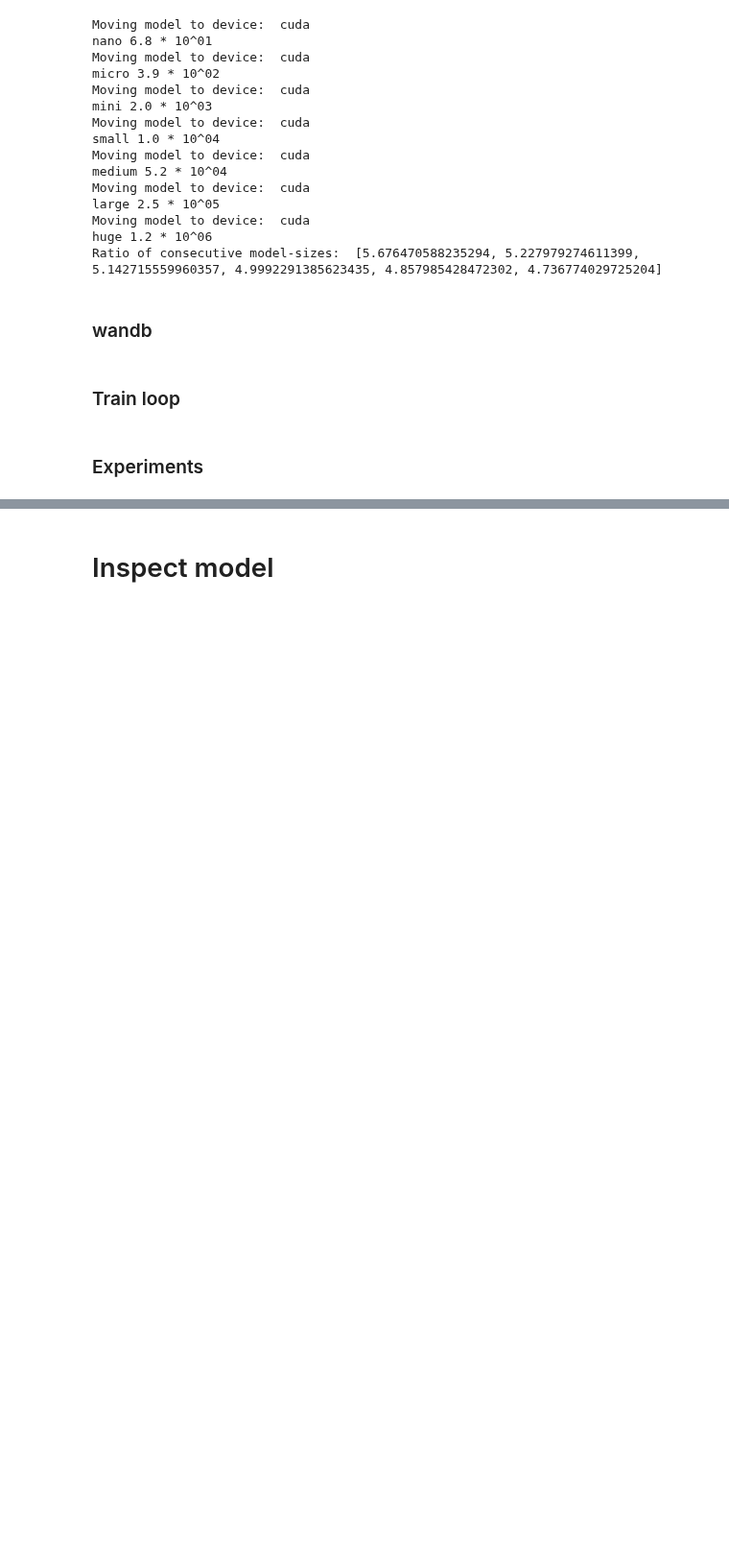
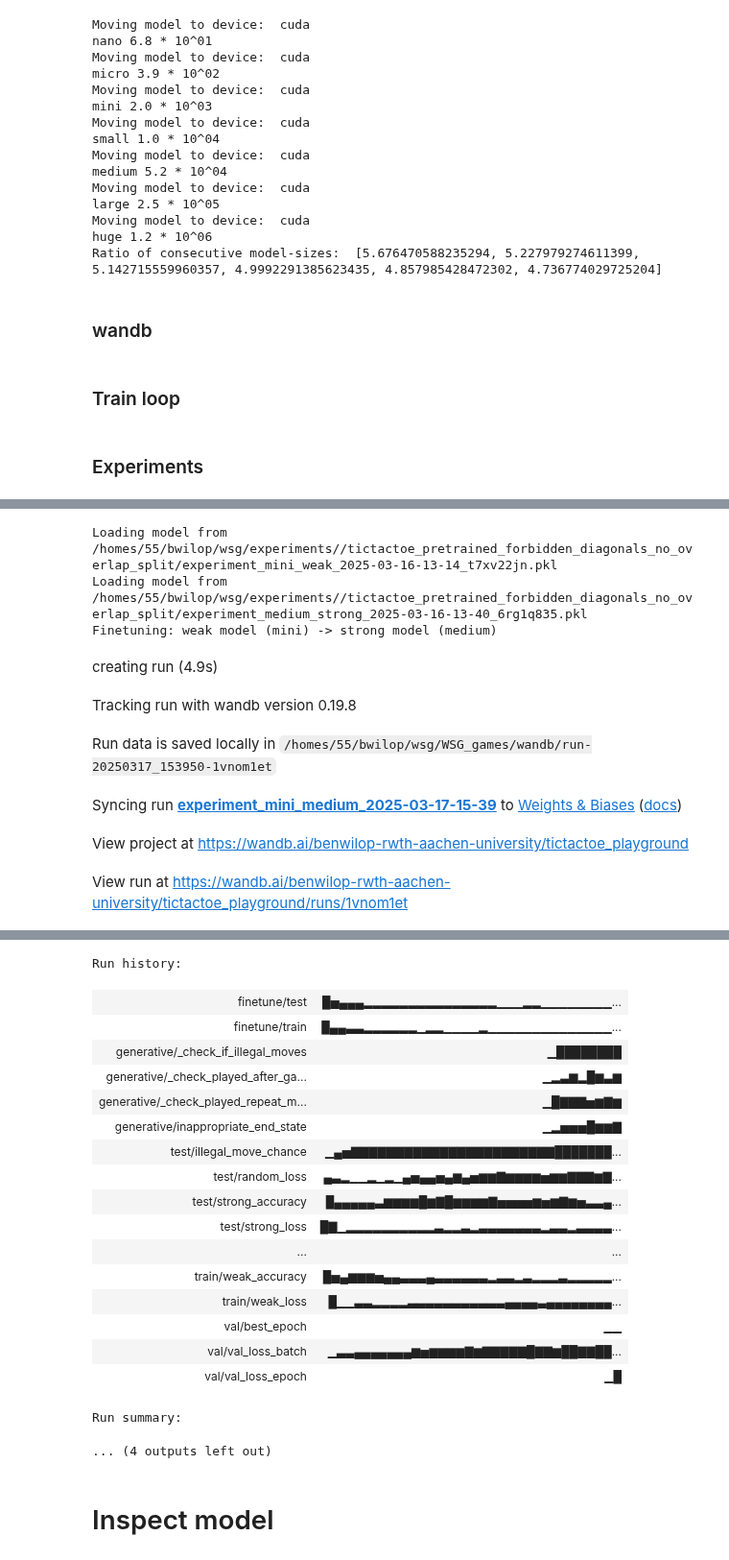
Before and after one commit to BenWilop/WSG_games, a Jupyter notebook: playground_WSG_games.ipynb, the cells around one changed output, grey strips where cells are left out. Shown at 96% size. Drawn from its saved outputs; the diff is of its cells as text; code cells hidden in the pictures; blank space fills up the shorter version.

```diff
--- a/playground_WSG_games.ipynb
+++ b/playground_WSG_games.ipynb
@@ -179,7 +177,7 @@ training_cfg = {
     "learning_rate": 1e-3, # 1e-4,
     "weight_decay": 1e-4,  # 1e-5,
     "max_epochs": 1000,
-    "early_stopping_patience": 5,
+    "early_stopping_patience": 3,
     "batch_size": 64,
 }
 
@@ -313,0 +304,14 @@ No model files found for size gigantic and goal strong
+# %%
+pretrained_project_name = "tictactoe_pretrained_forbidden_diagonals_no_overlap_split"
+finetuned_project_name = "tictactoe_playground"
+finetune_sweep(pretrained_project_name, finetuned_project_name, experiment_folder, tictactoe_weak_finetune_data, tictactoe_val_data, tictactoe_test_data, training_cfg)
+# %% [output]
+Loading model from /homes/55/bwilop/wsg/experiments//tictactoe_pretrained_forbidden_diagonals_no_overlap_split/experiment_mini_weak_2025-03-16-13-14_t7xv22jn.pkl
+Loading model from /homes/55/bwilop/wsg/experiments//tictactoe_pretrained_forbidden_diagonals_no_overlap_split/experiment_medium_strong_2025-03-16-13-40_6rg1q835.pkl
+Finetuning: weak model (mini) -> strong model (medium)
+creating run (4.9s)
+Tracking run with wandb version 0.19.8
+Run data is saved locally in /homes/55/bwilop/wsg/WSG_games/wandb/run-20250317_153950-1vnom1et
+Syncing run experiment_mini_medium_2025-03-17-15-39 to Weights & Biases (docs)
+View project at https://wandb.ai/benwilop-rwth-aachen-university/tictactoe_playground
+View run at https://wandb.ai/benwilop-rwth-aachen-university/tictactoe_playground/runs/1vnom1et
@@ -314,3 +320,22 @@ No model files found for size gigantic and goal strong
+Run history:
+| finetune/test | █▅▄▄▄▂▂▂▂▂▂▂▂▂▂▂▂▂▂▂▁▁▁▂▂▁▁▁▁▁▁▁▁... |
+| finetune/train | █▄▄▃▃▂▂▂▂▂▂▁▂▂▁▁▁▁▂▁▁▁▁▁▁▁▁▁▁▁▁▁▁... |
+| generative/_check_if_illegal_moves | ▁████████ |
+| generative/_check_played_after_ga... | ▁▂▃▆▂█▆▃▆ |
+| generative/_check_played_repeat_m... | ▁█▇▇▇▅▆▇▆ |
+| generative/inappropriate_end_state | ▁▂▅▅▅█▆▆▇ |
+| test/illegal_move_chance | ▁▄▅▇▇▇▇▇▇▇▇▇▇▇▇▇▇▇▇▇▇▇▇▇▇▇███████... |
+| test/random_loss | ▄▃▂▁▁▂▁▂▁▄▅▄▄▅▄▆▄▅▆▆▇▆▆▆▆▅▆▆▇▇▇▆▇... |
+| test/strong_accuracy | █▄▄▄▄▄▃▆▆▆▆█▆▇█▆▆▆▆▇▅▅▅▅▆▅▆▇▆▅▃▃▄... |
+| test/strong_loss | █▇▁▂▂▂▂▂▂▂▂▂▂▃▂▂▃▂▃▃▃▃▃▃▃▂▃▃▂▃▃▃▃... |
+| ... | ... |
+| train/weak_accuracy | █▅▄▆▆▆▅▄▄▃▃▃▄▃▃▃▃▃▃▂▃▃▂▃▂▂▂▃▂▂▂▂▂... |
+| train/weak_loss | █▁▁▃▃▂▂▂▂▃▃▃▃▃▃▃▃▃▃▃▄▄▄▄▃▄▄▄▄▄▄▄▄... |
+| val/best_epoch | ▁▁ |
+| val/val_loss_batch | ▁▃▃▄▄▄▄▄▄▄▆▅▆▆▆▆▇▆▇▇▇▇▇█▇▇▆██▇▇██... |
+| val/val_loss_epoch | ▁█ |
+Run summary:
+... (4 outputs left out)
 # %% [markdown]
 # Inspect model
 # %%
```
Also changed, not shown: parts of 22 cells of this notebook, 5 other files.
